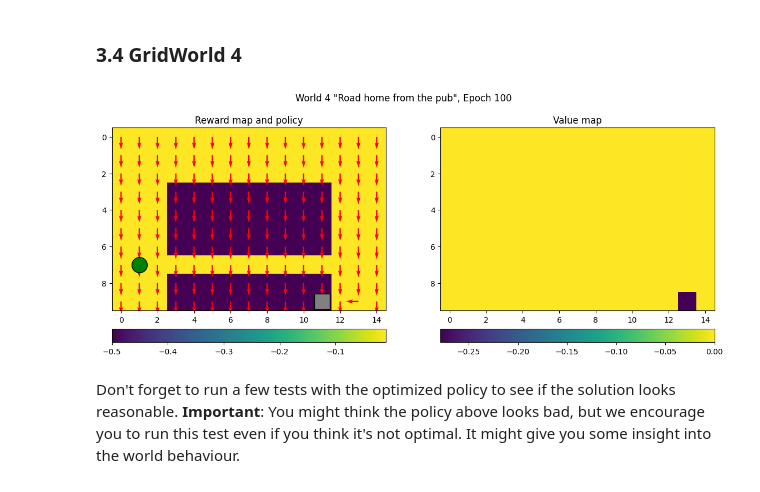
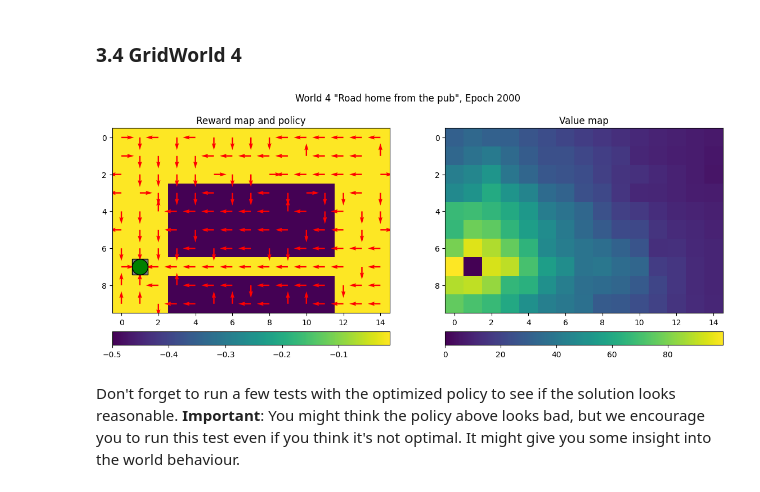
Before and after one commit to qqyfly/732A55_Neural_Networks_and_Learning_Systems, a Jupyter notebook: Homework/Lab/A4_Reinforcement/QLearning.ipynb, the cells around one changed output. Drawn from its saved outputs; the diff is of its cells as text; code cells hidden in the pictures.

```diff
--- a/Homework/Lab/A4_Reinforcement/QLearning.ipynb
+++ b/Homework/Lab/A4_Reinforcement/QLearning.ipynb
@@ -134,9 +135,6 @@ def QLearning(World, params={}):
     # === Your code here =========================
     # --------------------------------------------
 
-    #width = WSize[1]
-
-
     gamma = params["Gamma"]
     alpha = params["LR"]
     exp_rate = params["Eps"]
@@ -145,17 +143,17 @@ def QLearning(World, params={}):
     draw_interval = params["DrawInterval"]
 
     # Initialize the Q-matrix (use the size variables above)
-    Q = np.zeros((WSize[0], WSize[1], NA))
+    Q = np.zeros((*WSize, NA))
 
     for i in range(epochs):
         # reset the agent to random position
         World.init()
 
-        # state id
-        state = World.getState()[0]
-
         # Limiting the number of steps in an epoch prevents getting stuck in infinite loops
         for j in range(max_steps):
+
+            # state id
+            state,_ = World.getState()
 
             # Choose action
             if np.random.rand() < exp_rate:
@@ -168,20 +166,35 @@ def QLearning(World, params={}):
             # Perform action
             isValid, reward = World.doAction(action)
 
-            if not isValid:
-                print("Invalid")
-                reward = -100
-            #    break
+            next_state,isTerm = World.getState()
 
-            next_state,isTerm = World.getState()
+            #if not isValid:
+            #    reward = -1
+
+            if isTerm:
+                reward = 100
 
             action_id = A.index(action)
 
-            old_value = Q[state[0],state[1]][action_id]
-            next_max = np.max(Q[next_state[0],next_state[1]])
+            #old_value = Q[state[0],state[1]][action_id]
+            #next_max = np.max(Q[next_state[0],next_state[1]])
+
+            old_value = Q[(*state,action_id)]
+            next_max = np.max(Q[next_state])
+
+
+
+            if World.Name == "Annoying random block":
+                # contain random reward
+                # area [:8, 4:8] has 0.2 chance to get -11  reward
+                # area [:8, 4:8] has 0.8 chance to get -0.1 reward
+                if next_state[0] < 8 and next_state[1] >= 4 and next_state[1] < 8:
+                    reward = (0.2 * -11) + 0.8 * (-0.1)
 
             new_value = (1 - alpha) * old_value + alpha * (reward + gamma * next_max)
-            Q[state[0],state[1]][action_id] = new_value
+
+            #Q[state[0],state[1]][action_id] = new_value
+            Q[(*state,action_id)] = new_value
 
             if isTerm:
                 break
@@ -377,16 +363,15 @@ QLearningTest(W=W3, Q=Q3, params={"Epochs": 5, "MaxSteps": 100})
 # %%
 W4 = GridWorld(4)
 
 # --------------------------------------------
 # === Your code here =========================
 # --------------------------------------------
 
-Q4 = QLearning(W4, params={"LR": 0.5, "Gamma": 0.9, "Eps": 0.5, "Epochs": 100, "MaxSteps": 200, "DrawInterval": 100})
-
+Q4 = QLearning(W4, params={"LR": 0.5, "Gamma": 0.9, "Eps": 0.5, "Epochs": 2000, "MaxSteps": 200, "DrawInterval": 100})
 
 # ============================================
 # %% [output]
-[figure, old version]
+[figure, new version]
 # %% [markdown]
 Don't forget to run a few tests with the optimized policy to see if the solution looks reasonable. **Important**: You might think the policy above looks bad, but we encourage you to run this test even if you think it's not optimal. It might give you some insight into the world behaviour.
 # %%
```
Also changed, not shown: parts of 40 cells of this notebook, 50 other files.
